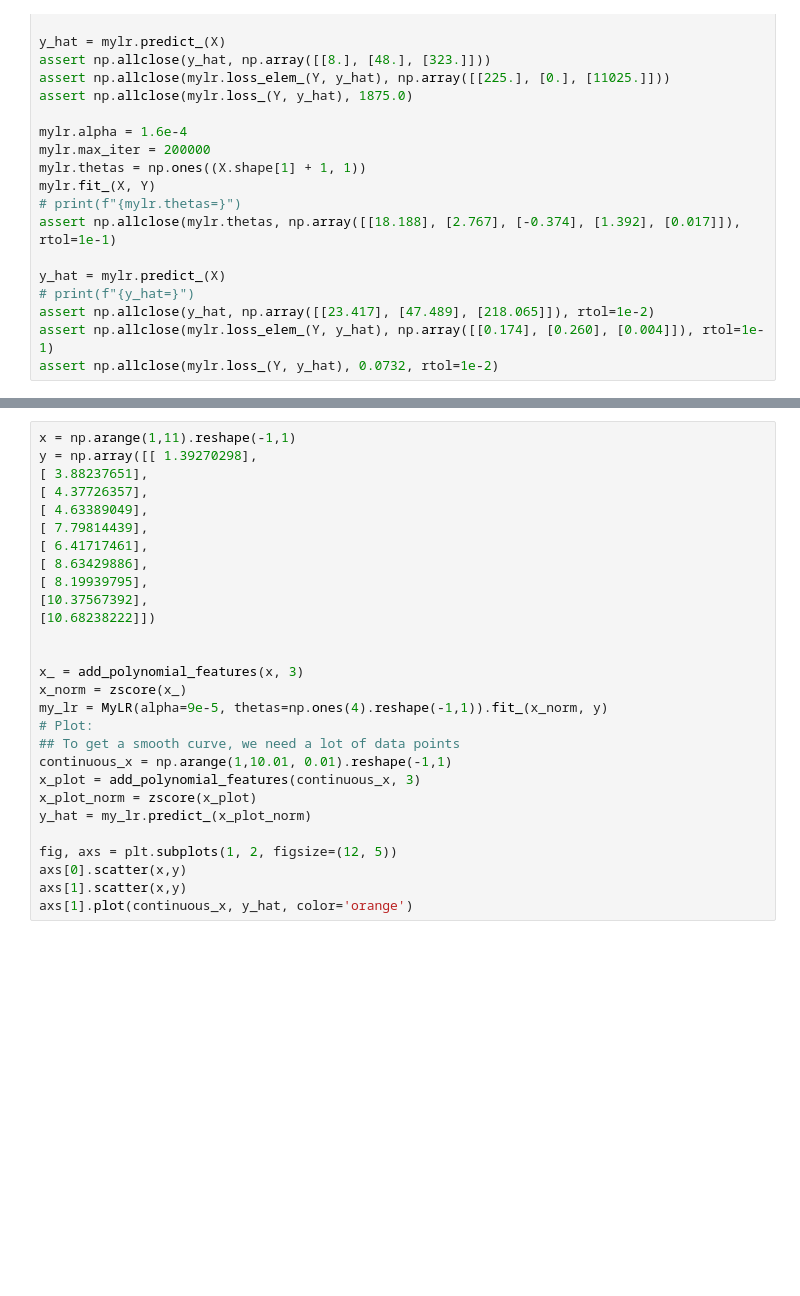
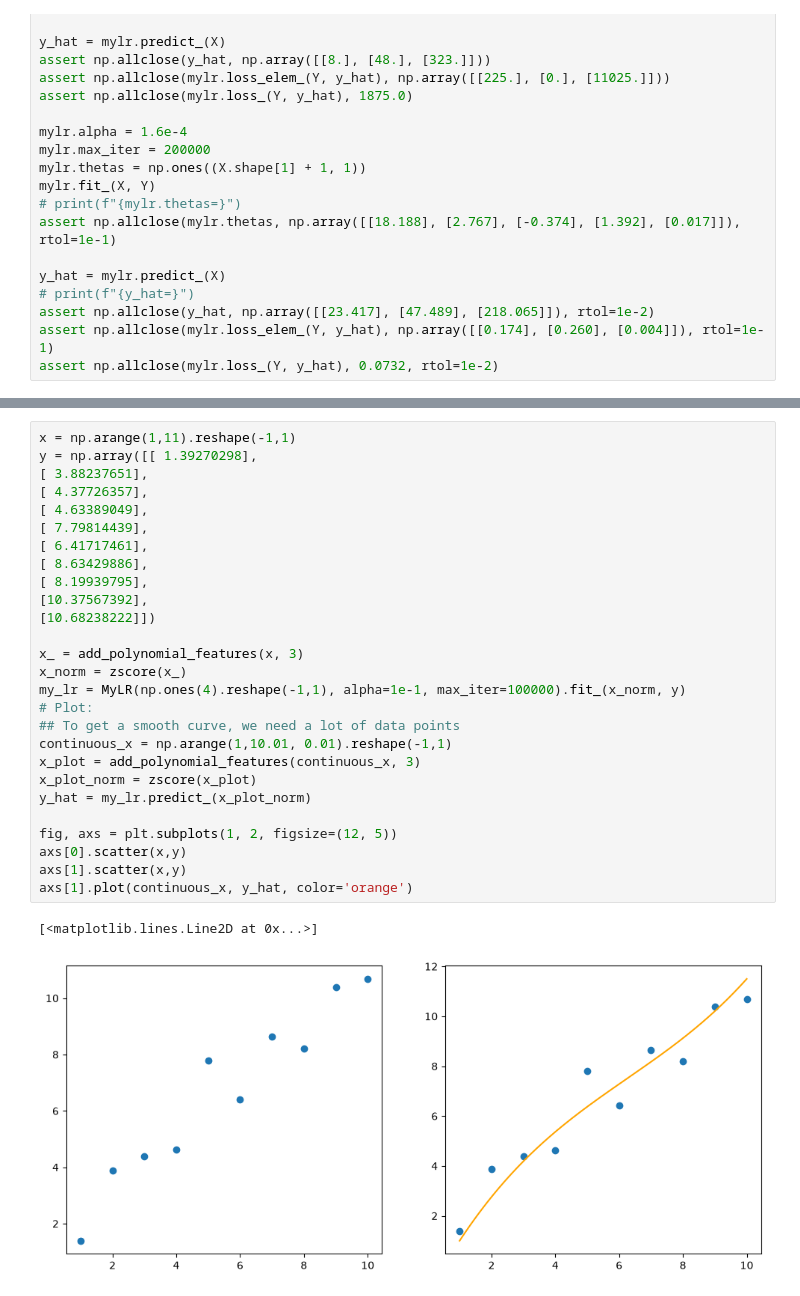
Before and after one commit to Pachiderms/bootcamp_ml, a Jupyter notebook: notebooks/notebook_module07.ipynb, the cells around one changed output, grey strips where cells are left out. Saved outputs shown, nothing was run; the diff lists cells and outputs as text; blank space fills up the shorter version.

```diff
--- a/notebooks/notebook_module07.ipynb
+++ b/notebooks/notebook_module07.ipynb
@@ -181,28 +202,30 @@ assert np.array_equal(sklearn.preprocessing.PolynomialFeatures(degree=6, include
 # %%
 x = np.arange(1,11).reshape(-1,1)
 y = np.array([[ 1.39270298],
 [ 3.88237651],
 [ 4.37726357],
 [ 4.63389049],
 [ 7.79814439],
 [ 6.41717461],
 [ 8.63429886],
 [ 8.19939795],
 [10.37567392],
 [10.68238222]])
 
-
 x_ = add_polynomial_features(x, 3)
 x_norm = zscore(x_)
-my_lr = MyLR(alpha=9e-5, thetas=np.ones(4).reshape(-1,1)).fit_(x_norm, y)
+my_lr = MyLR(np.ones(4).reshape(-1,1), alpha=1e-1, max_iter=100000).fit_(x_norm, y)
 # Plot:
 ## To get a smooth curve, we need a lot of data points
 continuous_x = np.arange(1,10.01, 0.01).reshape(-1,1)
 x_plot = add_polynomial_features(continuous_x, 3)
 x_plot_norm = zscore(x_plot)
 y_hat = my_lr.predict_(x_plot_norm)
 
 fig, axs = plt.subplots(1, 2, figsize=(12, 5))
 axs[0].scatter(x,y)
 axs[1].scatter(x,y)
 axs[1].plot(continuous_x, y_hat, color='orange')
+# %% [output]
+[<matplotlib.lines.Line2D at 0x...>]
+[figure, added]
```
Also changed, not shown: parts of 5 cells of this notebook, 1 other file.
